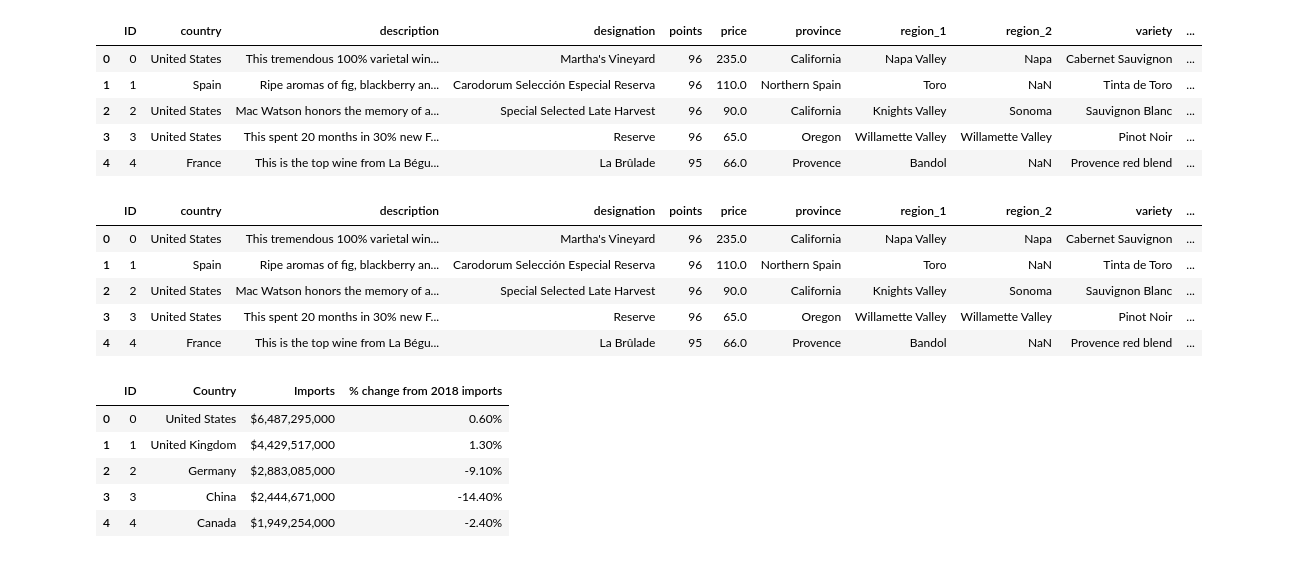
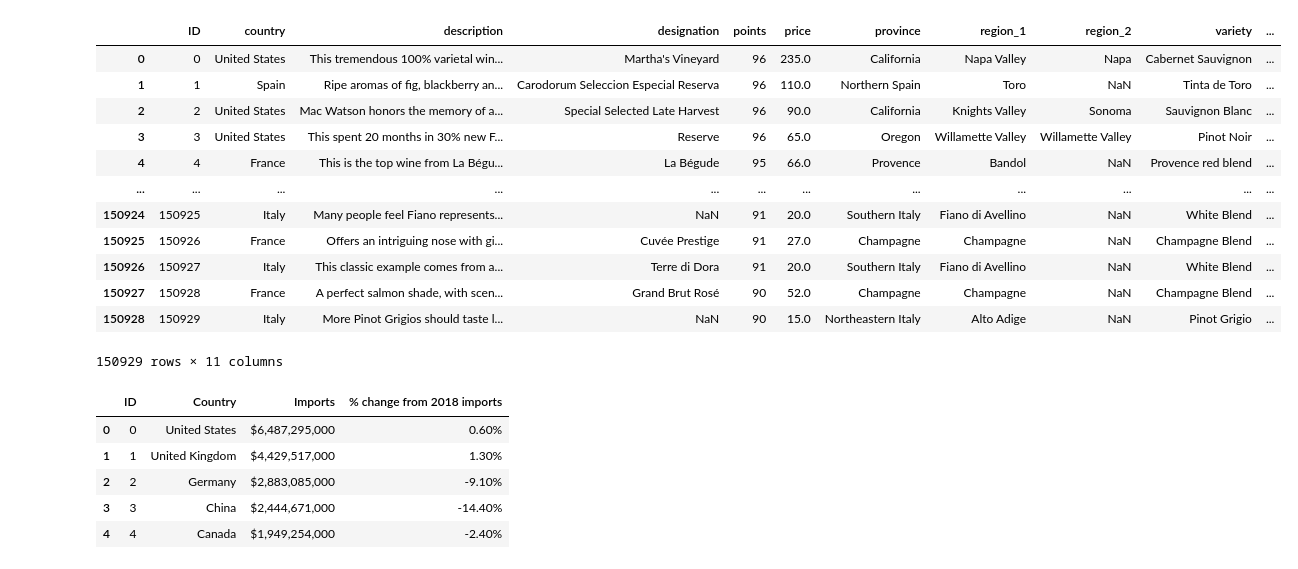
Before and after one commit to js0906/ETL_project-, a Jupyter notebook: wine_project_create_sqlite.ipynb, the cells around one changed output. Drawn from its saved outputs; the diff is of its cells as text; code cells hidden in the pictures.

```diff
--- a/wine_project_create_sqlite.ipynb
+++ b/wine_project_create_sqlite.ipynb
@@ -31,27 +26,21 @@ wine_df.head(10)
 # %%
 # switch out US for United States
 replace = wine_df.replace({'country': 'US'}, {'country': 'United States'})
+replace
+# %% [output]
+|  | ID | country | description | designation | points | price | province | region_1 | region_2 | variety | ... |
+| 0 | 0 | United States | This tremendous 100% varietal win... | Martha's Vineyard | 96 | 235.0 | California | Napa Valley | Napa | Cabernet Sauvignon | ... |
+| 1 | 1 | Spain | Ripe aromas of fig, blackberry an... | Carodorum Seleccion Especial Reserva | 96 | 110.0 | Northern Spain | Toro | NaN | Tinta de Toro | ... |
+| 2 | 2 | United States | Mac Watson honors the memory of a... | Special Selected Late Harvest | 96 | 90.0 | California | Knights Valley | Sonoma | Sauvignon Blanc | ... |
+| 3 | 3 | United States | This spent 20 months in 30% new F... | Reserve | 96 | 65.0 | Oregon | Willamette Valley | Willamette Valley | Pinot Noir | ... |
+| 4 | 4 | France | This is the top wine from La Bégu... | La Bégude | 95 | 66.0 | Provence | Bandol | NaN | Provence red blend | ... |
+| ... | ... | ... | ... | ... | ... | ... | ... | ... | ... | ... | ... |
+| 150924 | 150925 | Italy | Many people feel Fiano represents... | NaN | 91 | 20.0 | Southern Italy | Fiano di Avellino | NaN | White Blend | ... |
+| 150925 | 150926 | France | Offers an intriguing nose with gi... | Cuvée Prestige | 91 | 27.0 | Champagne | Champagne | NaN | Champagne Blend | ... |
+| 150926 | 150927 | Italy | This classic example comes from a... | Terre di Dora | 91 | 20.0 | Southern Italy | Fiano di Avellino | NaN | White Blend | ... |
+| 150927 | 150928 | France | A perfect salmon shade, with scen... | Grand Brut Rosé | 90 | 52.0 | Champagne | Champagne | NaN | Champagne Blend | ... |
+| 150928 | 150929 | Italy | More Pinot Grigios should taste l... | NaN | 90 | 15.0 | Northeastern Italy | Alto Adige | NaN | Pinot Grigio | ... |
+150929 rows × 11 columns
-# %%
-# rename column 0
-rename_wine = replace.rename(columns={'Unnamed: 0': 'ID'})
-rename_wine.head()
-# %% [output]
-|  | ID | country | description | designation | points | price | province | region_1 | region_2 | variety | ... |
-| 0 | 0 | United States | This tremendous 100% varietal win... | Martha's Vineyard | 96 | 235.0 | California | Napa Valley | Napa | Cabernet Sauvignon | ... |
-| 1 | 1 | Spain | Ripe aromas of fig, blackberry an... | Carodorum Selección Especial Reserva | 96 | 110.0 | Northern Spain | Toro | NaN | Tinta de Toro | ... |
-| 2 | 2 | United States | Mac Watson honors the memory of a... | Special Selected Late Harvest | 96 | 90.0 | California | Knights Valley | Sonoma | Sauvignon Blanc | ... |
-| 3 | 3 | United States | This spent 20 months in 30% new F... | Reserve | 96 | 65.0 | Oregon | Willamette Valley | Willamette Valley | Pinot Noir | ... |
-| 4 | 4 | France | This is the top wine from La Bégu... | La Brûlade | 95 | 66.0 | Provence | Bandol | NaN | Provence red blend | ... |
-# %%
-# print cleaner wine df
-rename_wine.head(5)
-# %% [output]
-|  | ID | country | description | designation | points | price | province | region_1 | region_2 | variety | ... |
-| 0 | 0 | United States | This tremendous 100% varietal win... | Martha's Vineyard | 96 | 235.0 | California | Napa Valley | Napa | Cabernet Sauvignon | ... |
-| 1 | 1 | Spain | Ripe aromas of fig, blackberry an... | Carodorum Selección Especial Reserva | 96 | 110.0 | Northern Spain | Toro | NaN | Tinta de Toro | ... |
-| 2 | 2 | United States | Mac Watson honors the memory of a... | Special Selected Late Harvest | 96 | 90.0 | California | Knights Valley | Sonoma | Sauvignon Blanc | ... |
-| 3 | 3 | United States | This spent 20 months in 30% new F... | Reserve | 96 | 65.0 | Oregon | Willamette Valley | Willamette Valley | Pinot Noir | ... |
-| 4 | 4 | France | This is the top wine from La Bégu... | La Brûlade | 95 | 66.0 | Provence | Bandol | NaN | Provence red blend | ... |
 # %%
 # import csv print
 wine_import.head(5)
```
Also changed, not shown: parts of 13 cells of this notebook, 2 other files.
